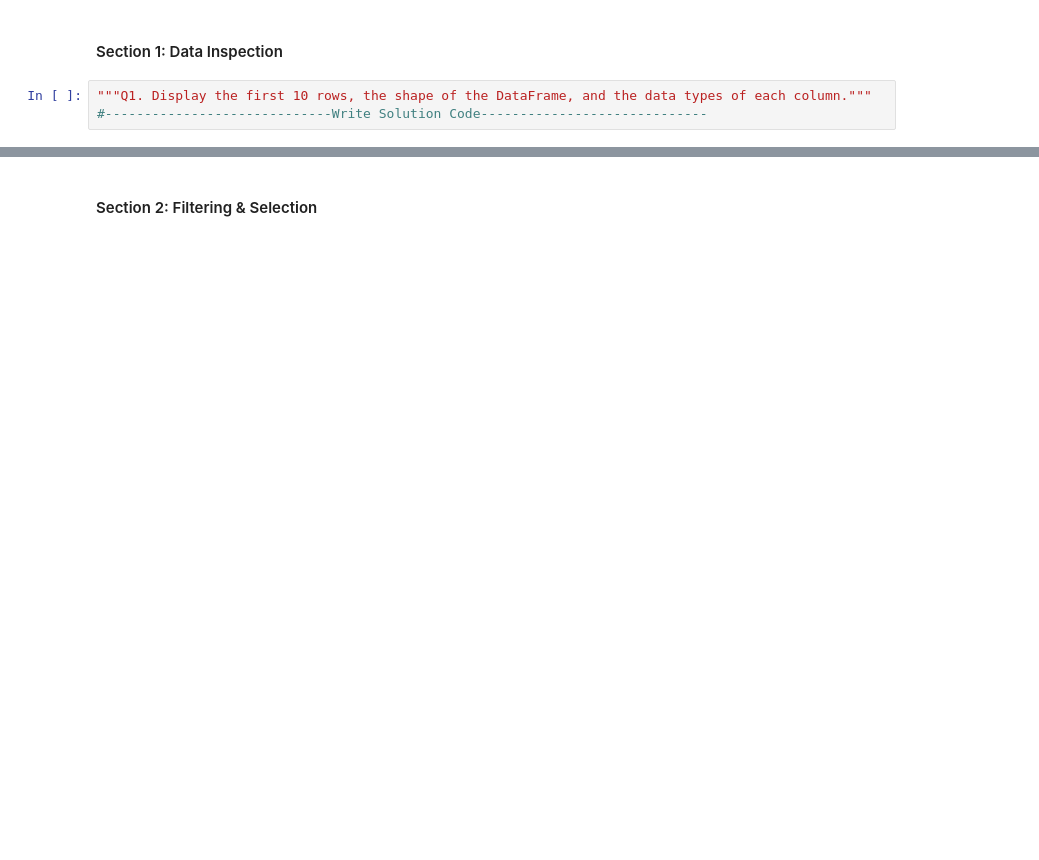
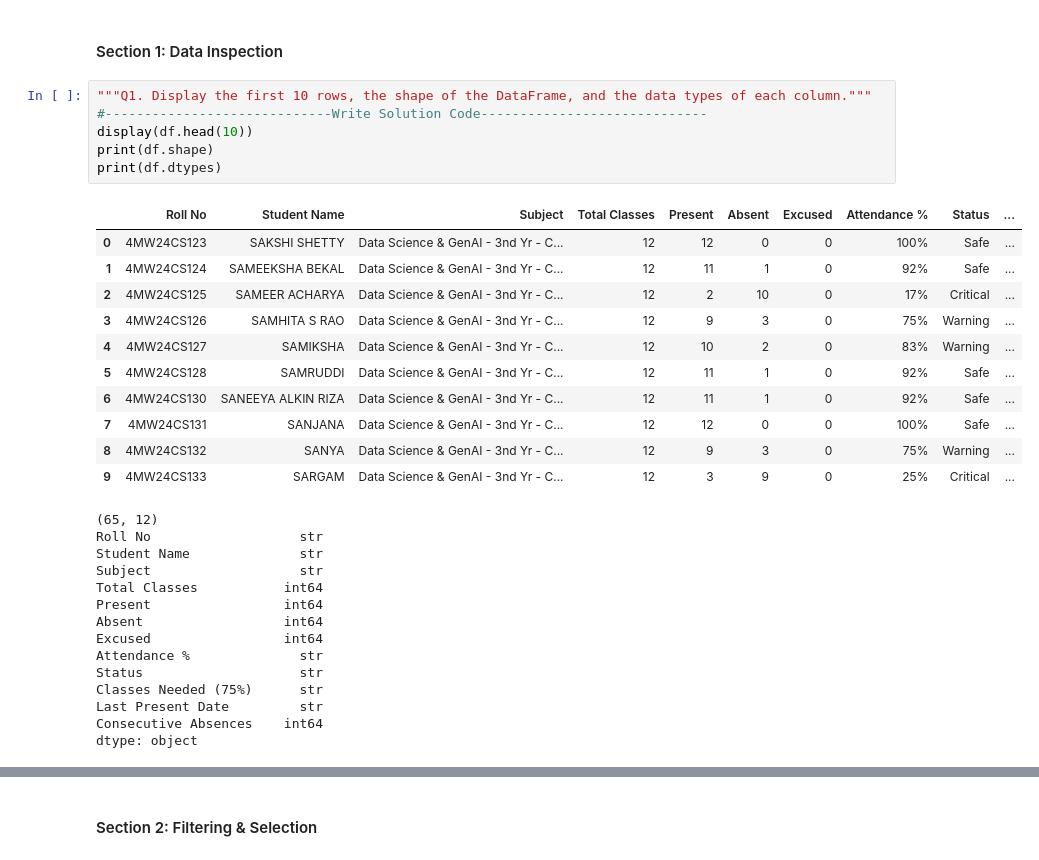
Before and after one commit to Yashaswinishettigar/student-attendance-analytics, a Jupyter notebook: Project_Student Attendance Analytics with Pandas.ipynb, the cells around one changed output, grey strips where cells are left out. Saved outputs shown, nothing was run; the diff lists cells and outputs as text; blank space fills up the shorter version.

```diff
--- a/Project_Student Attendance Analytics with Pandas.ipynb
+++ b/Project_Student Attendance Analytics with Pandas.ipynb
@@ -15,6 +27,35 @@ FileNotFoundError: [Errno 2] No such file or directory: 'csec_attendance.xlsx'
 # %%
 """Q1. Display the first 10 rows, the shape of the DataFrame, and the data types of each column."""
 #-----------------------------Write Solution Code-----------------------------
+display(df.head(10))
+print(df.shape)
+print(df.dtypes)
+# %% [output]
+|  | Roll No | Student Name | Subject | Total Classes | Present | Absent | Excused | Attendance % | Status | ... |
+| 0 | 4MW24CS123 | SAKSHI SHETTY | Data Science & GenAI - 3nd Yr - C... | 12 | 12 | 0 | 0 | 100% | Safe | ... |
+| 1 | 4MW24CS124 | SAMEEKSHA BEKAL | Data Science & GenAI - 3nd Yr - C... | 12 | 11 | 1 | 0 | 92% | Safe | ... |
+| 2 | 4MW24CS125 | SAMEER ACHARYA | Data Science & GenAI - 3nd Yr - C... | 12 | 2 | 10 | 0 | 17% | Critical | ... |
+| 3 | 4MW24CS126 | SAMHITA S RAO | Data Science & GenAI - 3nd Yr - C... | 12 | 9 | 3 | 0 | 75% | Warning | ... |
+| 4 | 4MW24CS127 | SAMIKSHA | Data Science & GenAI - 3nd Yr - C... | 12 | 10 | 2 | 0 | 83% | Warning | ... |
+| 5 | 4MW24CS128 | SAMRUDDI | Data Science & GenAI - 3nd Yr - C... | 12 | 11 | 1 | 0 | 92% | Safe | ... |
+| 6 | 4MW24CS130 | SANEEYA ALKIN RIZA | Data Science & GenAI - 3nd Yr - C... | 12 | 11 | 1 | 0 | 92% | Safe | ... |
+| 7 | 4MW24CS131 | SANJANA | Data Science & GenAI - 3nd Yr - C... | 12 | 12 | 0 | 0 | 100% | Safe | ... |
+| 8 | 4MW24CS132 | SANYA | Data Science & GenAI - 3nd Yr - C... | 12 | 9 | 3 | 0 | 75% | Warning | ... |
+| 9 | 4MW24CS133 | SARGAM | Data Science & GenAI - 3nd Yr - C... | 12 | 3 | 9 | 0 | 25% | Critical | ... |
+(65, 12)
+Roll No                   str
+Student Name              str
+Subject                   str
+Total Classes           int64
+Present                 int64
+Absent                  int64
+Excused                 int64
+Attendance %              str
+Status                    str
+Classes Needed (75%)      str
+Last Present Date         str
+Consecutive Absences    int64
+dtype: object
 # %%
 """Q2. Check for missing values in each column. Identify which columns have null values (especially Last Present Date with "Never") and report the count. """
 #-----------------------------Write Solution Code-----------------------------
```
Also changed, not shown: parts of 20 cells of this notebook.
